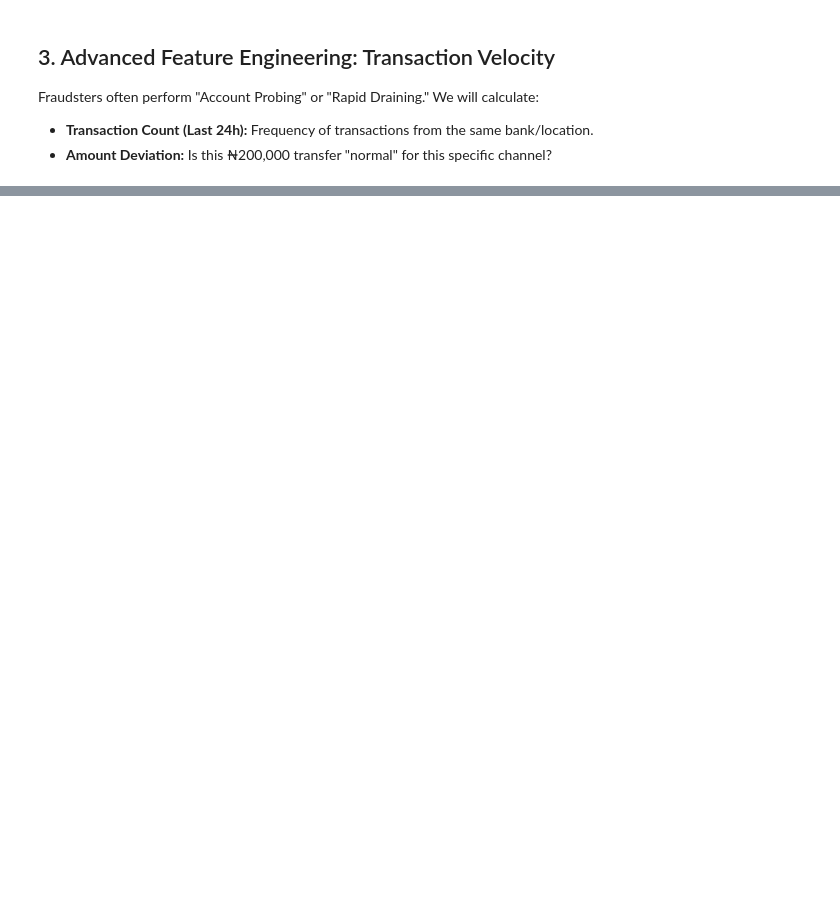
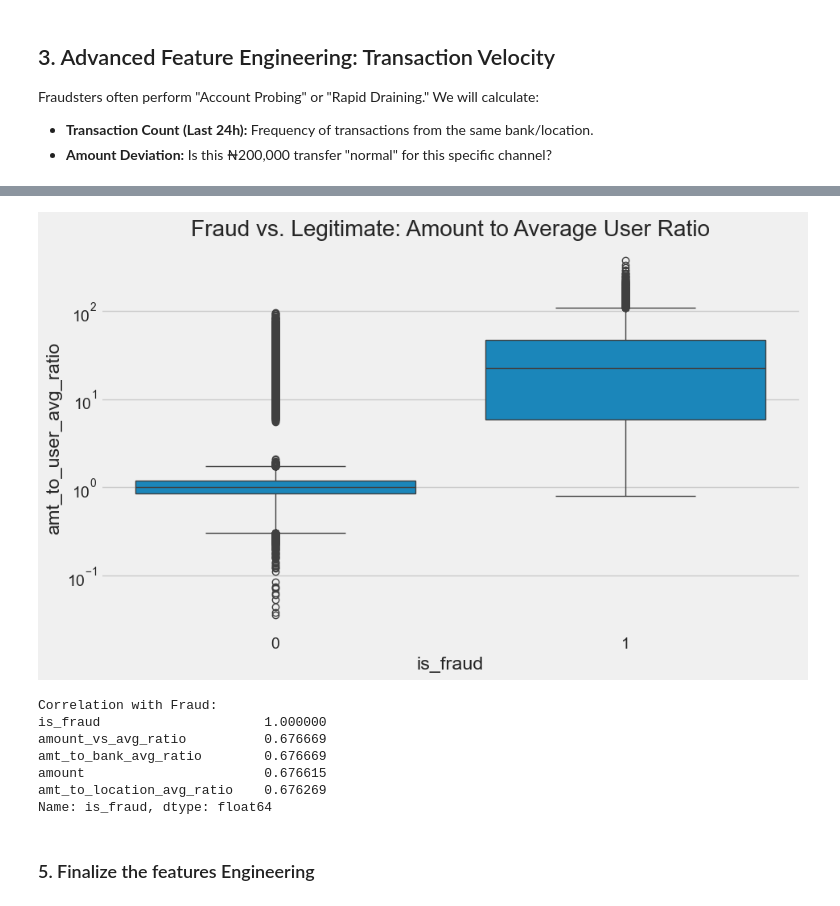
Before and after one commit to celpha2svx/sentinel-fraud-detection, a Jupyter notebook: notebooks/Experiments/01_eda_and_feature.ipynb, the cells around one changed output, grey strips where cells are left out. Cells and saved outputs as stored; diff of their text form; code cells hidden in the pictures; blank space fills up the shorter version.

```diff
--- a/notebooks/Experiments/01_eda_and_feature.ipynb
+++ b/notebooks/Experiments/01_eda_and_feature.ipynb
@@ -153 +155,56 @@ df_final = engineer_velocity_features(df_engineered)
+# %%
+def engineer_advanced_behavioral(df):
+    df_adv = df.copy()
+
+    # Ensure timestamp is datetime
+    df_adv['timestamp'] = pd.to_datetime(df_adv['timestamp'])
+
+    # Sort
+    df_adv = df_adv.sort_values(['user_id', 'channel', 'timestamp'])
+
+    # 1. Shock ratio
+    df_adv['amt_to_user_avg_ratio'] = df_adv['amount'] / df_adv['user_avg_amount']
+
+    # 2. Drain %
+    df_adv['pct_of_balance'] = (df_adv['amount'] / df_adv['user_balance']) * 100
+
+    # 3. Location & bank risk
+    df_adv['amt_to_location_avg_ratio'] = df_adv['amount'] / df_adv.groupby('location')['amount'].transform('mean')
+    df_adv['amt_to_bank_avg_ratio'] = df_adv['amount'] / df_adv.groupby('sender_bank')['amount'].transform('mean')
+
+    # 4. Channel velocity (1-hour rolling count) - vectorized and time-based
+    df_adv['channel_velocity_1h'] = df_adv.groupby(['user_id', 'channel'], group_keys=False) \
+                                         .rolling('1h', on='timestamp')['amount'] \
+                                         .count() \
+                                         .reset_index(drop=True)
+
+    return df_adv
+
+
+
+df_finals = engineer_advanced_behavioral(df_final)
+# %%
+plt.figure(figsize=(10, 6))
+sns.boxplot(x='is_fraud', y='amt_to_user_avg_ratio', data=df_finals)
+plt.yscale('log')
+plt.title('Fraud vs. Legitimate: Amount to Average User Ratio')
+plt.show()
+
+# Correlation check
+numeric_df = df_finals.select_dtypes(include='number')
+
+# Correlation with 'is_fraud'
+print("Correlation with Fraud:")
+print(numeric_df.corr()['is_fraud'].sort_values(ascending=False).head(5))
+# %% [output]
+[figure, added]
+Correlation with Fraud:
+is_fraud                     1.000000
+amount_vs_avg_ratio          0.676669
+amt_to_bank_avg_ratio        0.676669
+amount                       0.676615
+amt_to_location_avg_ratio    0.676269
+Name: is_fraud, dtype: float64
+# %% [markdown]
+### 5. Finalize the features Engineering
 # %%
```
Also changed, not shown: parts of 7 cells of this notebook, 8 other files.
